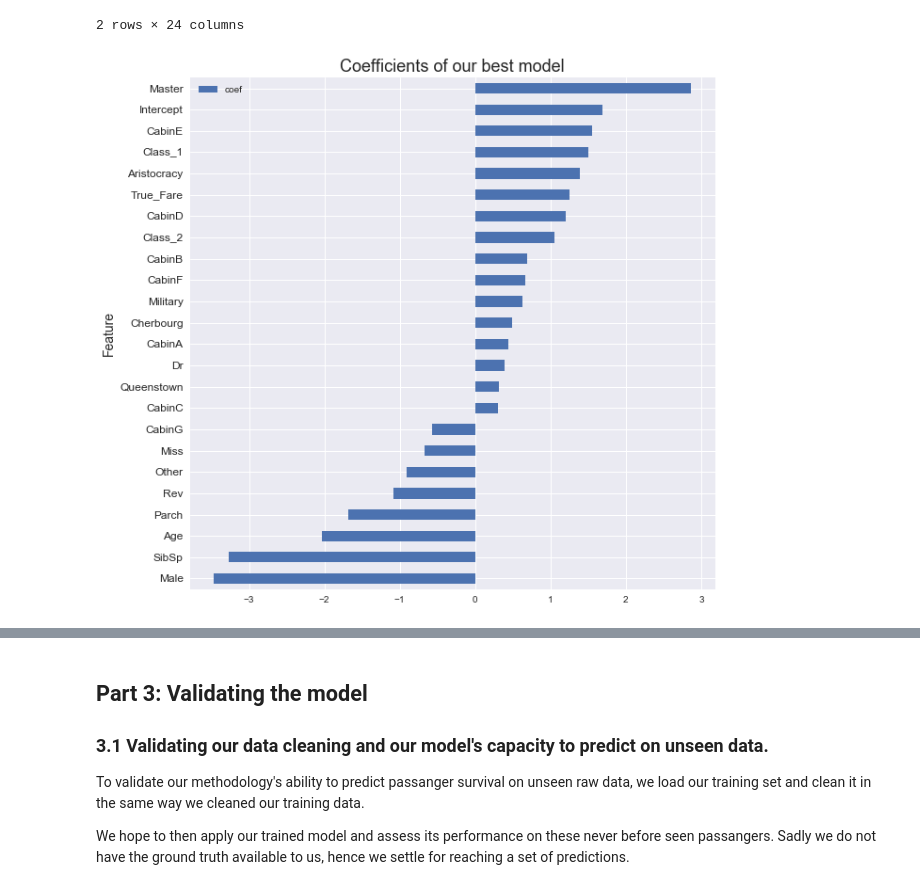
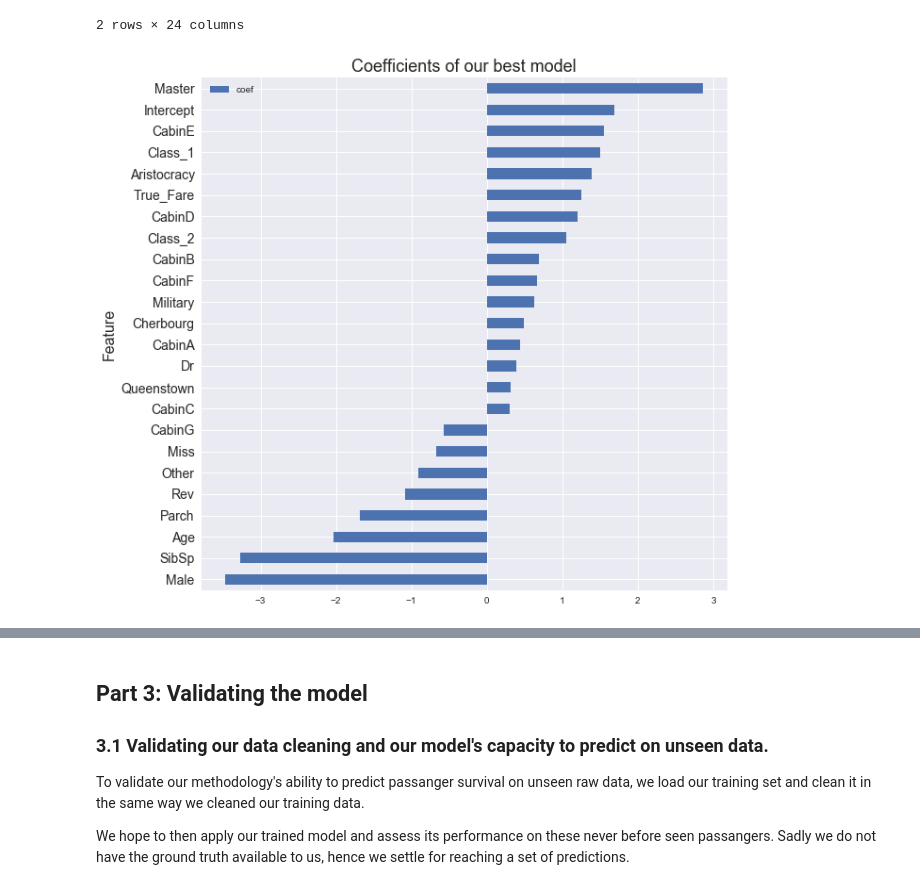
Before and after one commit to Rony-A/sc2-replay-analysis, a Jupyter notebook: mycchaka/project4/Project_4-The_Titanic.ipynb, the cells around one changed output, grey strips where cells are left out. Cells and saved outputs as stored; diff of their text form; code cells hidden in the pictures.

```diff
--- a/mycchaka/project4/Project_4-The_Titanic.ipynb
+++ b/mycchaka/project4/Project_4-The_Titanic.ipynb
@@ -468,12 +491,12 @@ getCoefs(X,best_model_gs)
 # %%
 def examine_coefs(X,best_model_gs):
     coef_df = getCoefs(X,best_model_gs).T.sort_values('coef')
     _ = ax = coef_df.plot(x = 'feat',kind='barh', figsize=(10,10))
     _ = ax.set_title('Coefficients of our best model',size=18)
-    _ = ax.set_ylabel('Feature',size=14)
-    _ = ax.set_yticklabels(coef_df['feat'],size=12)
+    _ = ax.set_ylabel('Feature',size=16)
+    _ = ax.set_yticklabels(coef_df['feat'],size=14)
     _ = ax.set_autoscale_on(True)
     return None
 examine_coefs(X,best_model_gs)
 # %% [output]
-[figure, old version]
+[figure, new version]
```
Also changed, not shown: parts of 23 cells of this notebook.
